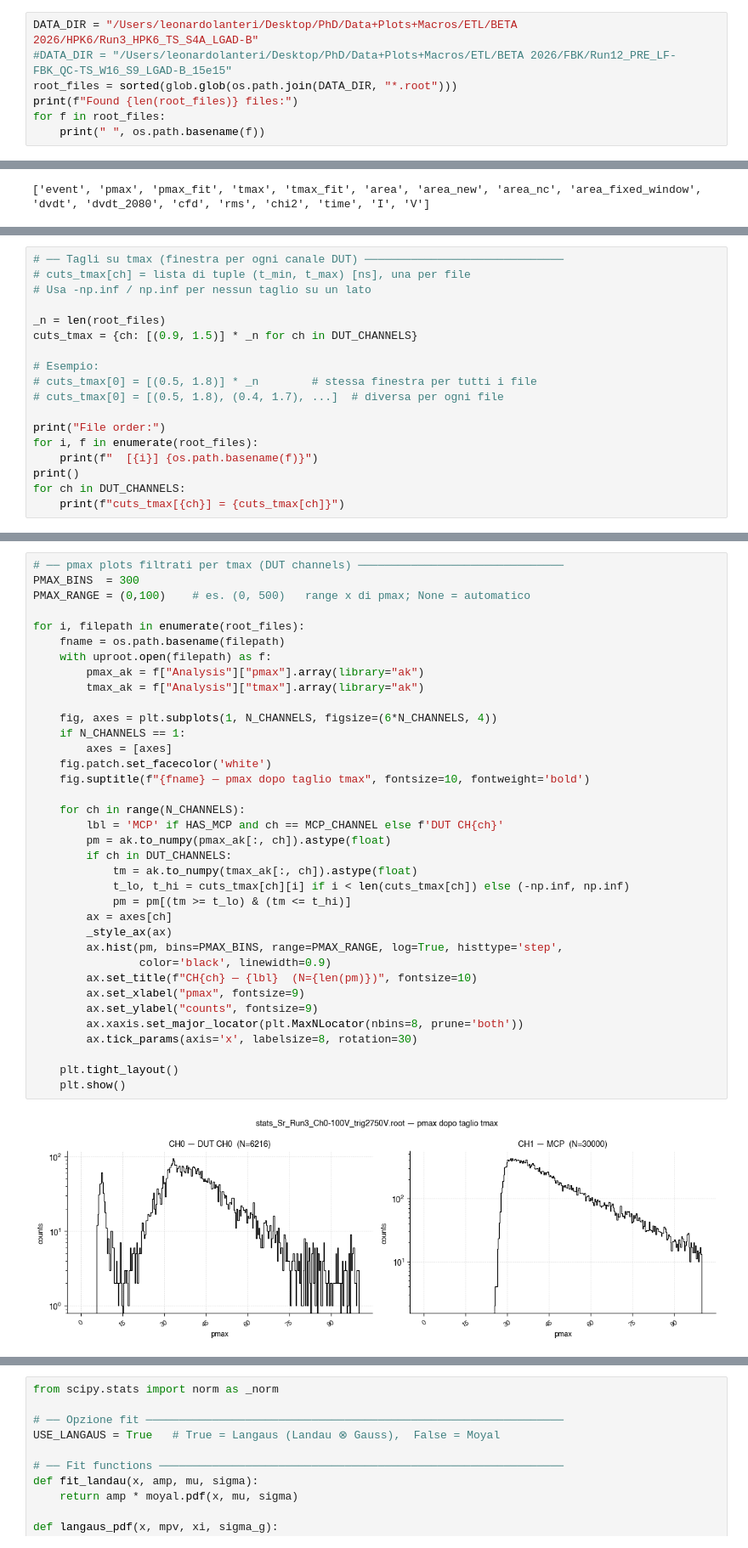
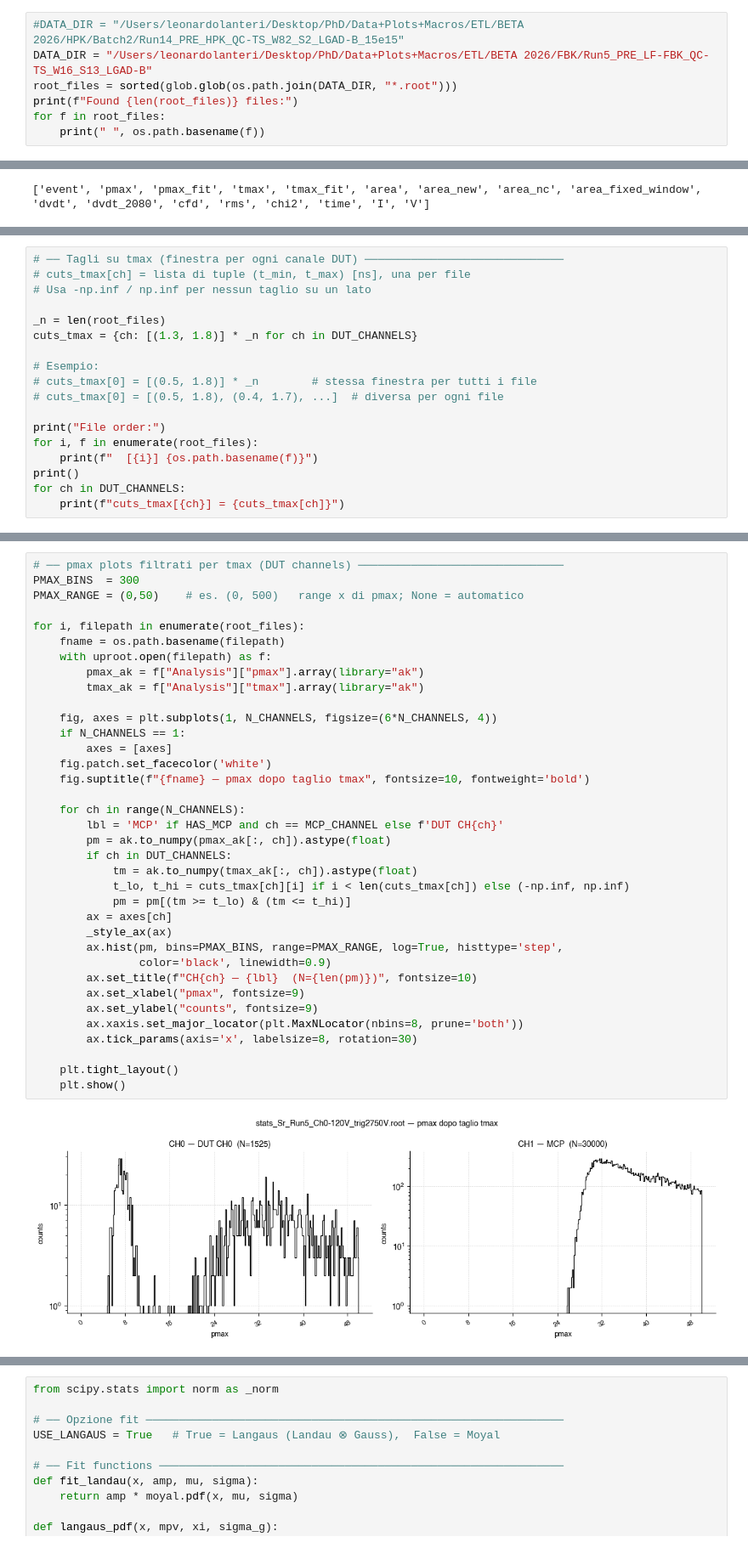
Before and after one commit to leonardolanteri/Beta_analyzer, a Jupyter notebook: beta_analyzer.ipynb, the cells around one changed output, grey strips where cells are left out. Shown at 85% size. Saved outputs shown, nothing was run; the diff lists cells and outputs as text.

```diff
--- a/beta_analyzer.ipynb
+++ b/beta_analyzer.ipynb
@@ -47,8 +47,8 @@ DUT channels   : [0]
 MCP channel    : 1
 Pairs CFD      : [(0, 1)]
 # %%
-DATA_DIR = "/Users/leonardolanteri/Desktop/PhD/Data+Plots+Macros/ETL/BETA 2026/HPK6/Run3_HPK6_TS_S4A_LGAD-B"
-#DATA_DIR = "/Users/leonardolanteri/Desktop/PhD/Data+Plots+Macros/ETL/BETA 2026/FBK/Run12_PRE_LF-FBK_QC-TS_W16_S9_LGAD-B_15e15"
+#DATA_DIR = "/Users/leonardolanteri/Desktop/PhD/Data+Plots+Macros/ETL/BETA 2026/HPK/Batch2/Run14_PRE_HPK_QC-TS_W82_S2_LGAD-B_15e15"
+DATA_DIR = "/Users/leonardolanteri/Desktop/PhD/Data+Plots+Macros/ETL/BETA 2026/FBK/Run5_PRE_LF-FBK_QC-TS_W16_S13_LGAD-B"
 root_files = sorted(glob.glob(os.path.join(DATA_DIR, "*.root")))
 print(f"Found {len(root_files)} files:")
 for f in root_files:
@@ -118,7 +120,7 @@ for filepath in root_files:
 # Usa -np.inf / np.inf per nessun taglio su un lato
 
 _n = len(root_files)
-cuts_tmax = {ch: [(0.9, 1.5)] * _n for ch in DUT_CHANNELS}
+cuts_tmax = {ch: [(1.3, 1.8)] * _n for ch in DUT_CHANNELS}
 
 # Esempio:
 # cuts_tmax[0] = [(0.5, 1.8)] * _n        # stessa finestra per tutti i file
@@ -147,38 +150,38 @@ cuts_tmax[0] = [(0.9, 1.5), (0.9, 1.5), (0.9, 1.5), (0.9, 1.5), (0.9, 1.5), (0.9
 # %%
 # ── pmax plots filtrati per tmax (DUT channels) ───────────────────────────────
 PMAX_BINS  = 300
-PMAX_RANGE = (0,100)    # es. (0, 500)   range x di pmax; None = automatico
+PMAX_RANGE = (0,50)    # es. (0, 500)   range x di pmax; None = automatico
 
 for i, filepath in enumerate(root_files):
     fname = os.path.basename(filepath)
     with uproot.open(filepath) as f:
         pmax_ak = f["Analysis"]["pmax"].array(library="ak")
         tmax_ak = f["Analysis"]["tmax"].array(library="ak")
 
     fig, axes = plt.subplots(1, N_CHANNELS, figsize=(6*N_CHANNELS, 4))
     if N_CHANNELS == 1:
         axes = [axes]
     fig.patch.set_facecolor('white')
     fig.suptitle(f"{fname} — pmax dopo taglio tmax", fontsize=10, fontweight='bold')
 
     for ch in range(N_CHANNELS):
         lbl = 'MCP' if HAS_MCP and ch == MCP_CHANNEL else f'DUT CH{ch}'
         pm = ak.to_numpy(pmax_ak[:, ch]).astype(float)
         if ch in DUT_CHANNELS:
             tm = ak.to_numpy(tmax_ak[:, ch]).astype(float)
             t_lo, t_hi = cuts_tmax[ch][i] if i < len(cuts_tmax[ch]) else (-np.inf, np.inf)
             pm = pm[(tm >= t_lo) & (tm <= t_hi)]
         ax = axes[ch]
         _style_ax(ax)
         ax.hist(pm, bins=PMAX_BINS, range=PMAX_RANGE, log=True, histtype='step',
                 color='black', linewidth=0.9)
         ax.set_title(f"CH{ch} — {lbl}  (N={len(pm)})", fontsize=10)
         ax.set_xlabel("pmax", fontsize=9)
         ax.set_ylabel("counts", fontsize=9)
         ax.xaxis.set_major_locator(plt.MaxNLocator(nbins=8, prune='both'))
         ax.tick_params(axis='x', labelsize=8, rotation=30)
 
     plt.tight_layout()
     plt.show()
 # %% [output]
-[figure, old version]
+[figure, new version]
```
Also changed, not shown: parts of 10 cells of this notebook, 1 other file.
